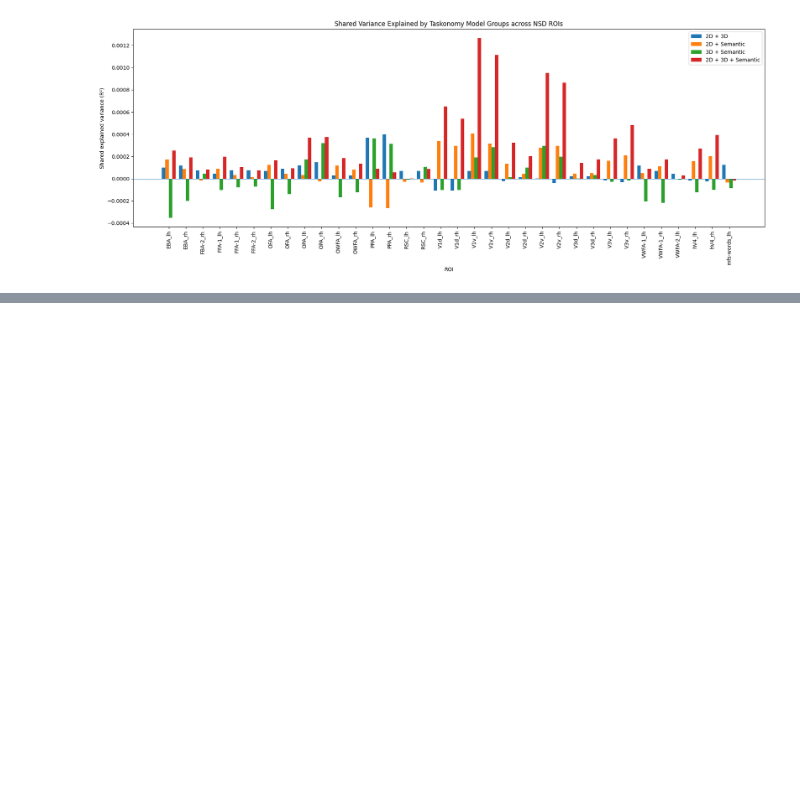
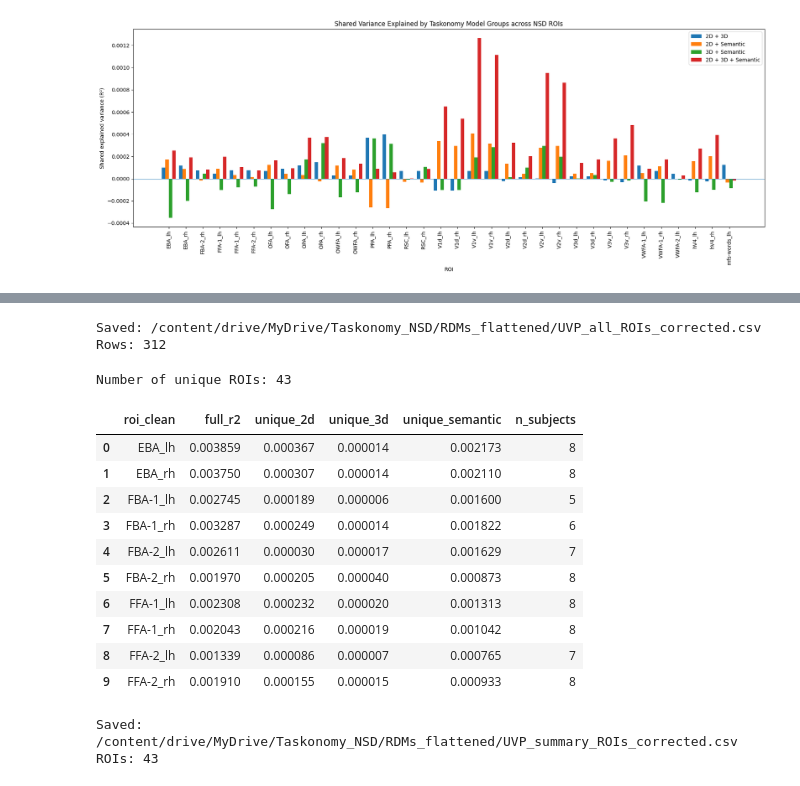
Before and after one commit to sari-saba-sadiya/Unravelling-Brain-Func-LAION, a Jupyter notebook: Ruxandra/Taskonomy_NSD_pipeline.ipynb, the cells around one changed output, grey strips where cells are left out. Saved outputs shown, nothing was run; the diff lists cells and outputs as text; code cells hidden in the pictures; blank space fills up the shorter version.

```diff
--- a/Ruxandra/Taskonomy_NSD_pipeline.ipynb
+++ b/Ruxandra/Taskonomy_NSD_pipeline.ipynb
@@ -2197,0 +3183,77 @@ plt.show()
+# %%
+# Save corrected UVP results
+
+results_path = os.path.join(
+    new_rdm_dir,
+    "UVP_all_ROIs_corrected.csv"
+)
+
+results_df.to_csv(results_path, index=False)
+
+print("Saved:", results_path)
+print("Rows:", len(results_df))
+# %% [output]
+Saved: /content/drive/MyDrive/Taskonomy_NSD/RDMs_flattened/UVP_all_ROIs_corrected.csv
+Rows: 312
+# %%
+# Create ROI name without subject suffix
+results_df["roi_clean"] = results_df["roi"].str.replace(
+    r"_subj\d+$",
+    "",
+    regex=True
+)
+
+# Average across subjects for each ROI
+summary_df = (
+    results_df
+    .groupby("roi_clean")[
+        ["full_r2", "unique_2d", "unique_3d", "unique_semantic"]
+    ]
+    .mean()
+    .reset_index()
+)
+
+# Number of subjects available for each ROI
+subject_counts = (
+    results_df
+    .groupby("roi_clean")["subject"]
+    .nunique()
+    .reset_index(name="n_subjects")
+)
+
+summary_df = summary_df.merge(
+    subject_counts,
+    on="roi_clean"
+)
+
+print("Number of unique ROIs:", len(summary_df))
+
+summary_df.head(10)
+# %% [output]
+Number of unique ROIs: 43
+|  | roi_clean | full_r2 | unique_2d | unique_3d | unique_semantic | n_subjects |
+| 0 | EBA_lh | 0.003859 | 0.000367 | 0.000014 | 0.002173 | 8 |
+| 1 | EBA_rh | 0.003750 | 0.000307 | 0.000014 | 0.002110 | 8 |
+| 2 | FBA-1_lh | 0.002745 | 0.000189 | 0.000006 | 0.001600 | 5 |
+| 3 | FBA-1_rh | 0.003287 | 0.000249 | 0.000014 | 0.001822 | 6 |
+| 4 | FBA-2_lh | 0.002611 | 0.000030 | 0.000017 | 0.001629 | 7 |
+| 5 | FBA-2_rh | 0.001970 | 0.000205 | 0.000040 | 0.000873 | 8 |
+| 6 | FFA-1_lh | 0.002308 | 0.000232 | 0.000020 | 0.001313 | 8 |
+| 7 | FFA-1_rh | 0.002043 | 0.000216 | 0.000019 | 0.001042 | 8 |
+| 8 | FFA-2_lh | 0.001339 | 0.000086 | 0.000007 | 0.000765 | 7 |
+| 9 | FFA-2_rh | 0.001910 | 0.000155 | 0.000015 | 0.000933 | 8 |
+# %%
+# Save ROI summary
+
+summary_path = os.path.join(
+    new_rdm_dir,
+    "UVP_summary_ROIs_corrected.csv"
+)
+
+summary_df.to_csv(summary_path, index=False)
+
+print("Saved:", summary_path)
+print("ROIs:", len(summary_df))
+# %% [output]
+Saved: /content/drive/MyDrive/Taskonomy_NSD/RDMs_flattened/UVP_summary_ROIs_corrected.csv
+ROIs: 43
```
Also changed, not shown: parts of 27 cells of this notebook.
